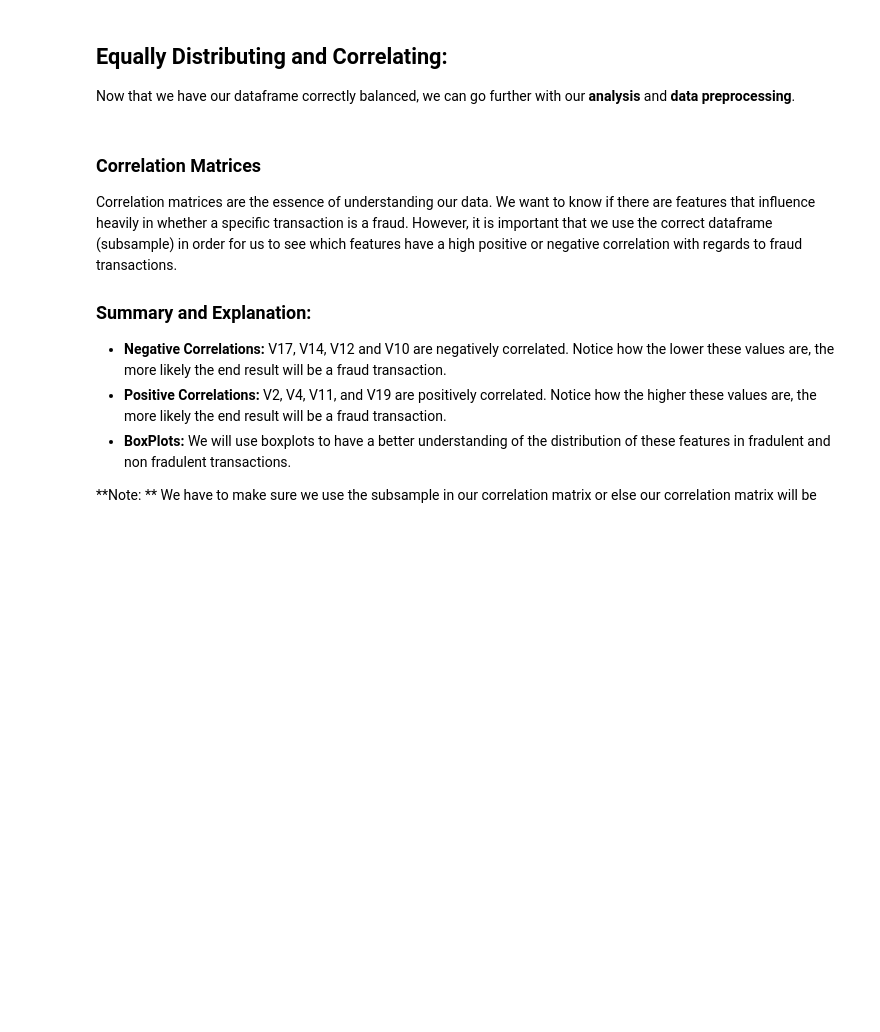
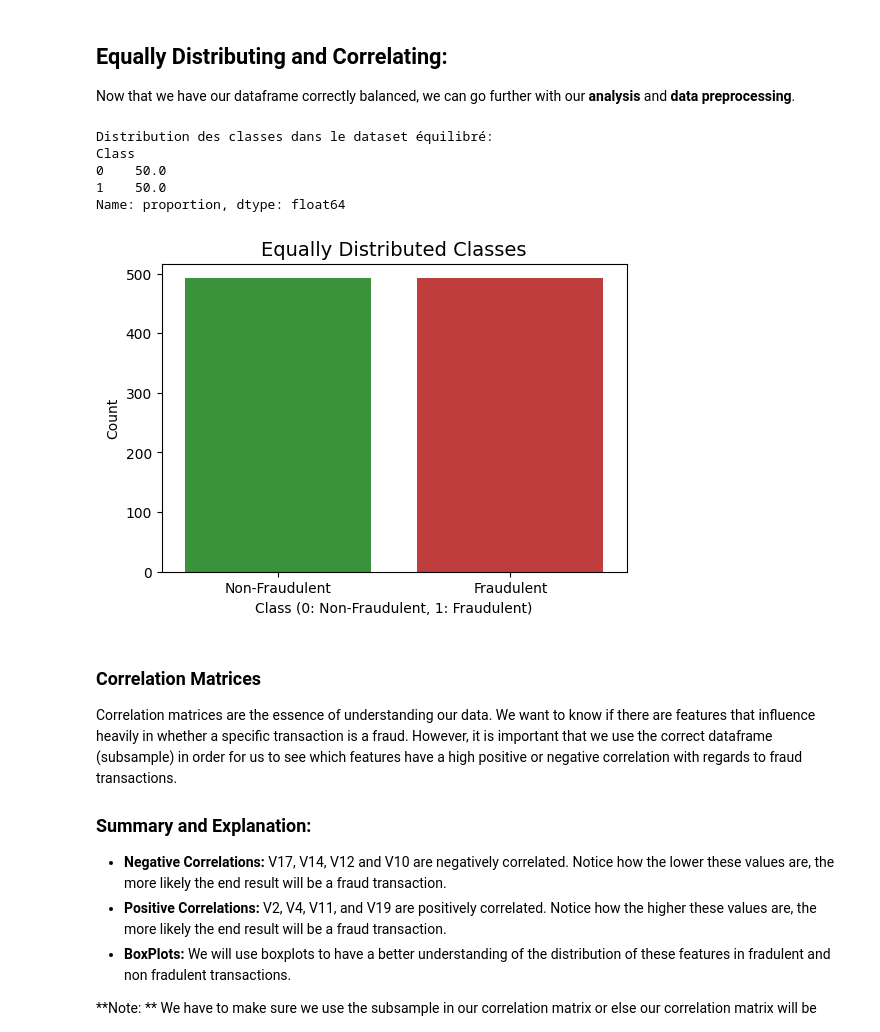
Before and after one commit to TyamanovaMargo/DI-Bootcamp, a Jupyter notebook: Week7/Day5/DailyChallenge/Daily_Challenge_W9D5.ipynb, the cells around one changed output. Saved outputs shown, nothing was run; the diff lists cells and outputs as text; code cells hidden in the pictures; blank space fills up the shorter version.

```diff
--- a/Week7/Day5/DailyChallenge/Daily_Challenge_W9D5.ipynb
+++ b/Week7/Day5/DailyChallenge/Daily_Challenge_W9D5.ipynb
@@ -125,3 +288,13 @@ In the beginning of this notebook we saw that the original dataframe was heavily
 # TODO : Scale the 'Amount' and 'Time' columns of the dataframe df using RobustScaler to mitigate the influence of outliers.
 #TODO : Replace the original columns with the scaled versions.
 #TODO : Remove the original 'Time' and 'Amount' columns from the dataframe.
+
+# Initialize the RobustScaler
+scaler = RobustScaler()
+
+# Scale the 'Amount' and 'Time' columns
+df[['Amount_s', 'Time_s']] = scaler.fit_transform(df[['Amount', 'Time']])
+df.drop(columns=["Amount", "Time"], inplace=True)
+
+# Display the first few rows of the scaled dataframe
+print(df.head())
@@ -130,0 +319,12 @@ In the beginning of this notebook we saw that the original dataframe was heavily
+# %%
+#TODO :
+
+# Extract scaled columns and remove them from the dataframe
+scaled_columns = df[["Amount_s", "Time_s"]]
+df.drop(columns=["Amount_s", "Time_s"], inplace=True)
+
+# Reinsert these columns at the beginning of the dataframe
+df = pd.concat([scaled_columns, df], axis=1)
+
+# Show first columns for verification
+print(df.head())
@@ -192,9 +466,31 @@ new_df.head()
 <a id="correlating"></a>
 Now that we have our dataframe correctly balanced, we can go further with our <b>analysis</b> and <b>data preprocessing</b>.
 # %%
-#TODO : print the distribution of the classes (presumably fraud and non-fraud transactions) in the subsample dataset new_df as proportions.
+#TODO : print the distribution of the classes (presumably fraud and non-fraud transactions) in the subsample dataset new_df as proportions
+class_counts = new_df["Class"].value_counts(normalize=True) * 100  # Convert in percentage
+print("Distribution des classes dans le dataset équilibré:")
+print(class_counts)
+
 #TODO : use seaborn's countplot function to visualize the distribution of the classes in new_df.
 #TODO : apply a predefined color palette colors to differentiate the classes. Title the plot 'Equally Distributed Classes' to highlight the balanced nature of the dataset, with a font size set for clarity.
+colors = ["#2ca02c", "#d62728"]
+# Displaying the countplot with Seaborn
+plt.figure(figsize=(6,4))
+sns.countplot(data=new_df, x="Class", palette=colors)
+
+# Adding a title and customizing
+plt.title("Equally Distributed Classes", fontsize=14)
+plt.xlabel("Class (0: Non-Fraudulent, 1: Fraudulent)")
+plt.ylabel("Count")
+plt.xticks(ticks=[0, 1], labels=["Non-Fraudulent", "Fraudulent"])  # Étiquettes plus claires
+plt.show()
+# %% [output]
+Distribution des classes dans le dataset équilibré:
+Class
+0    50.0
+1    50.0
+Name: proportion, dtype: float64
+[figure, added]
 # %% [markdown]
 <h3> Correlation Matrices </h3>
 Correlation matrices are the essence of understanding our data. We want to know if there are features that influence heavily in whether a specific transaction is a fraud. However, it is important that we use the correct dataframe (subsample)  in order for us to see which features have a high positive or negative correlation with regards to fraud transactions.
```
Also changed, not shown: parts of 21 cells of this notebook, 1 other file.
